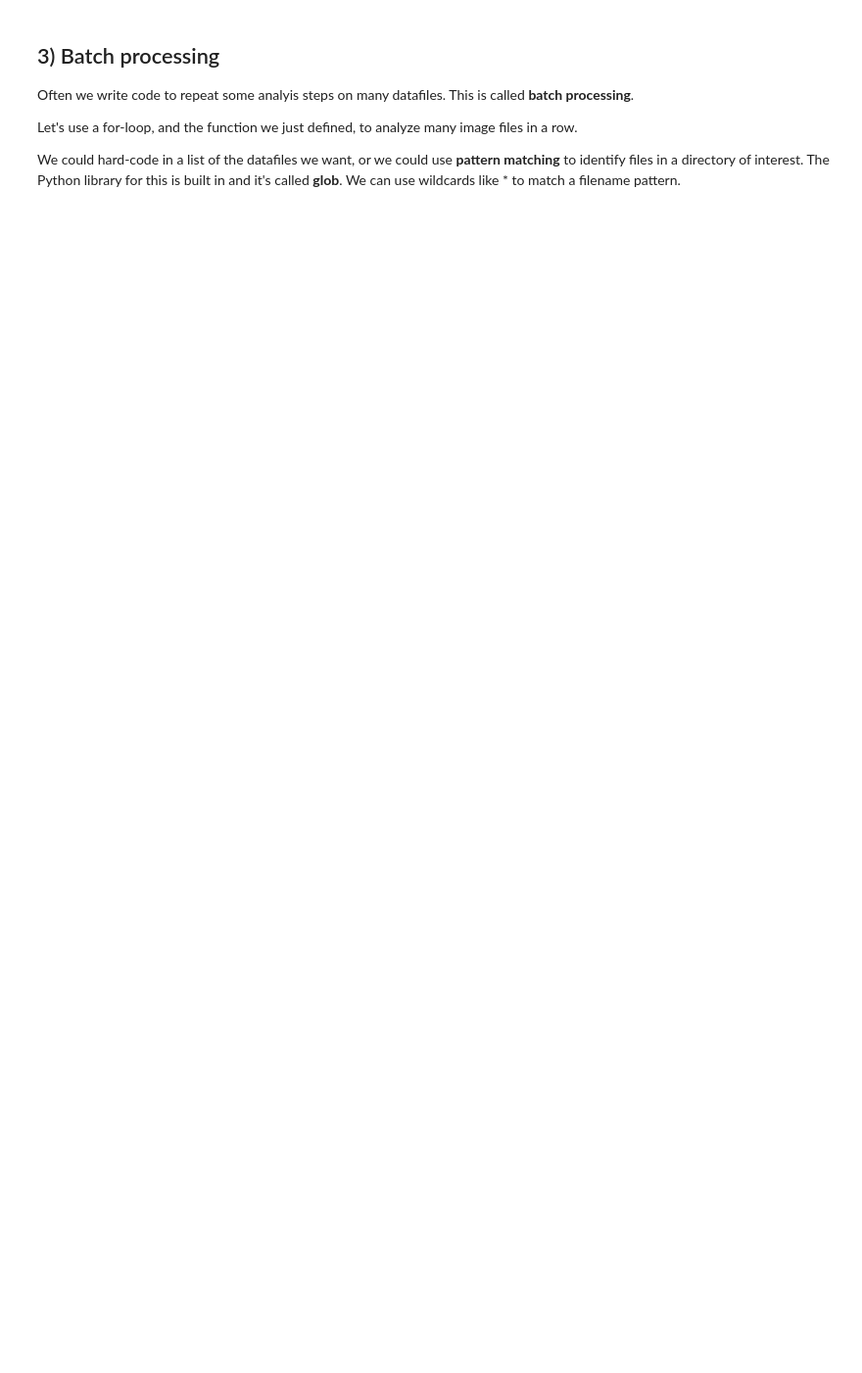
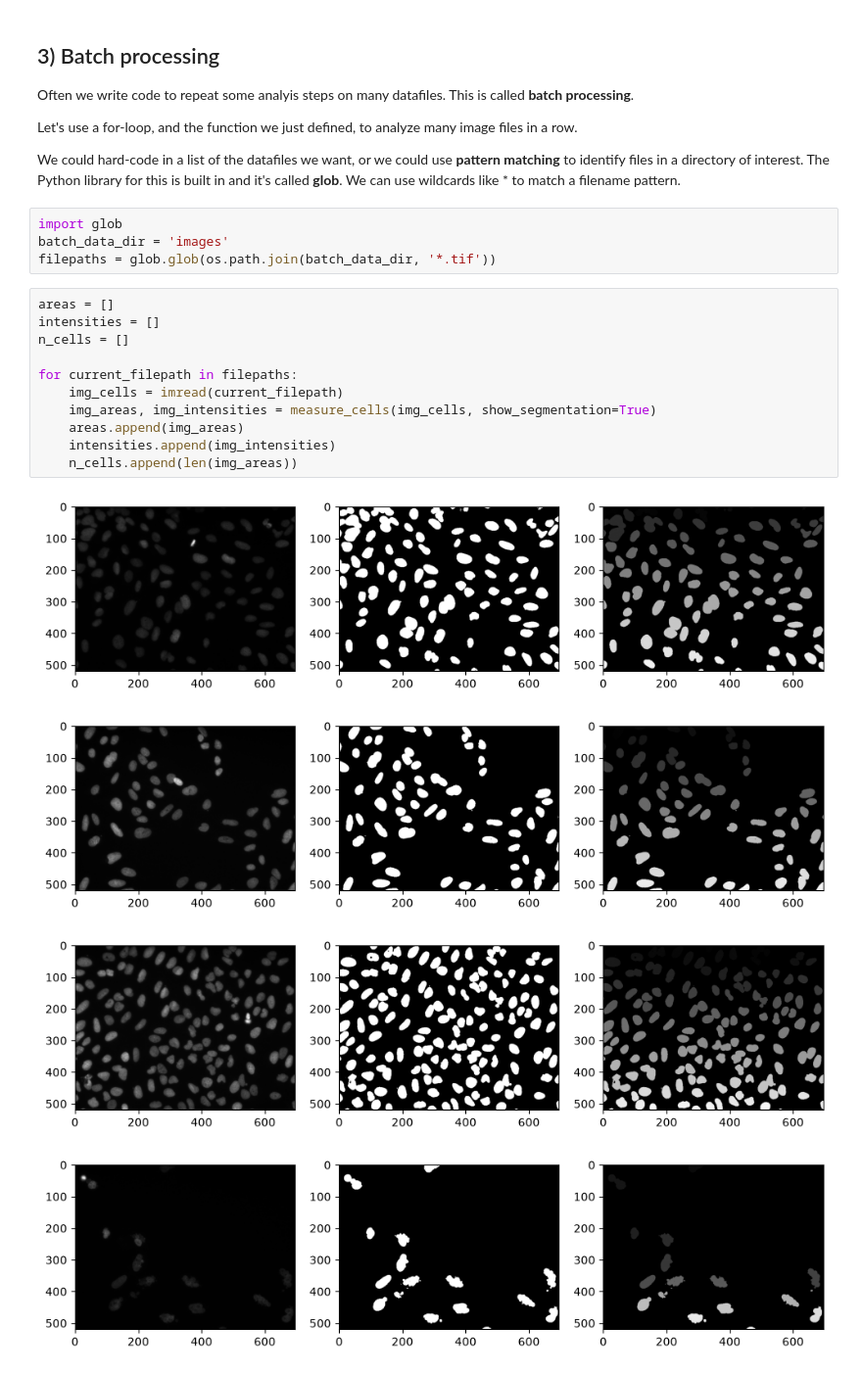
Before and after one commit to hdillow539/abio558hkd, a Jupyter notebook: miniproject_3_working.ipynb, the cells around one changed output. Shown at 98% size. Cells and saved outputs as stored; diff of their text form; blank space fills up the shorter version.

```diff
--- a/miniproject_3_working.ipynb
+++ b/miniproject_3_working.ipynb
@@ -321,3 +310,23 @@ Often we write code to repeat some analyis steps on many datafiles. This is call
 Let's use a for-loop, and the function we just defined, to analyze many image files in a row.
 
 We could hard-code in a list of the datafiles we want, or we could use **pattern matching** to identify files in a directory of interest. The Python library for this is built in and it's called **glob**. We can use wildcards like * to match a filename pattern.
+# %%
+import glob
+batch_data_dir = 'images'
+filepaths = glob.glob(os.path.join(batch_data_dir, '*.tif'))
+# %%
+areas = []
+intensities = []
+n_cells = []
+
+for current_filepath in filepaths:
+    img_cells = imread(current_filepath)
+    img_areas, img_intensities = measure_cells(img_cells, show_segmentation=True)
+    areas.append(img_areas)
+    intensities.append(img_intensities)
+    n_cells.append(len(img_areas))
+# %% [output]
+[figure, added]
+[figure, added]
+[figure, added]
+[figure, added]
```
Also changed, not shown: parts of 10 cells of this notebook.
